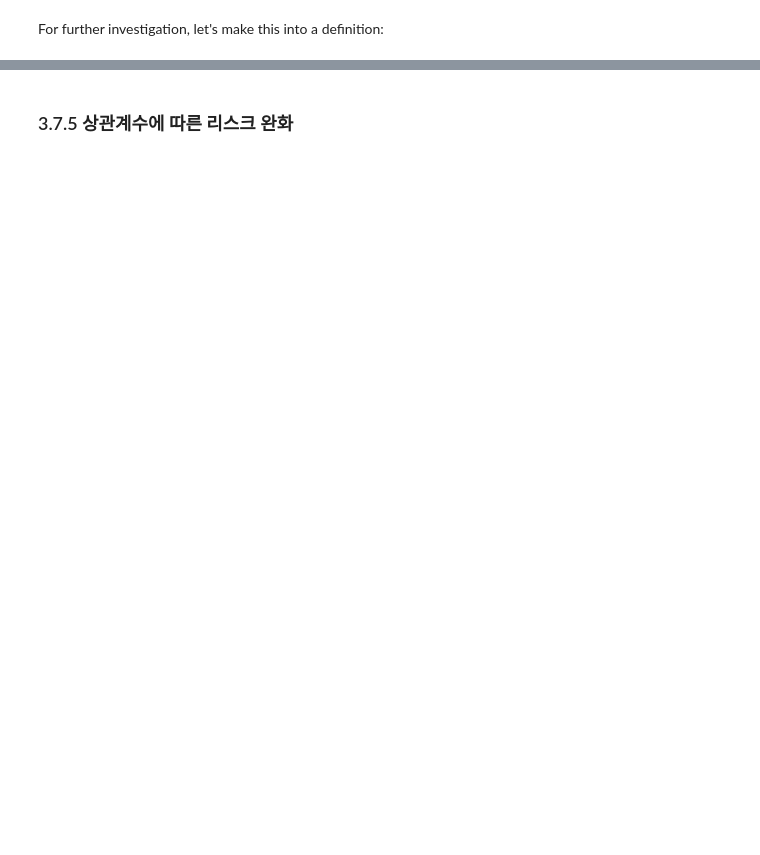
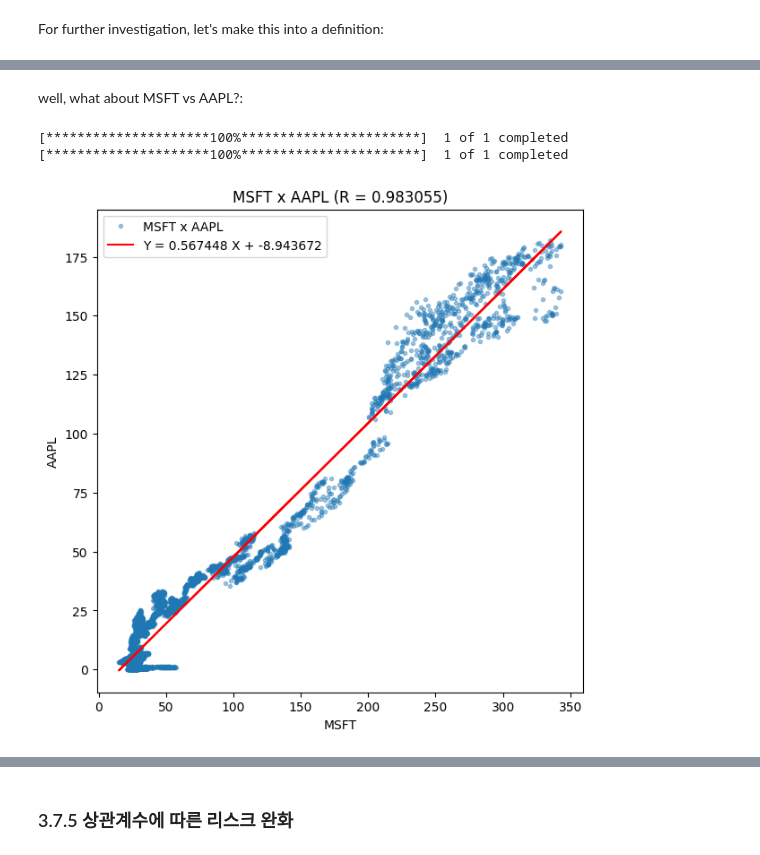
Before and after one commit to wolfinwallst/Financial_Engineering_and_Risk_Management, a Jupyter notebook: 파이썬 증권 데이터 분석/3장 팬더스를 활용한 데이터 분석.ipynb, the cells around one changed output, grey strips where cells are left out. Drawn from its saved outputs; the diff is of its cells as text; code cells hidden in the pictures; blank space fills up the shorter version.

```diff
--- a/파이썬 증권 데이터 분석/3장 팬더스를 활용한 데이터 분석.ipynb
+++ b/파이썬 증권 데이터 분석/3장 팬더스를 활용한 데이터 분석.ipynb
@@ -754,0 +742,8 @@ linreg_plot
+# %% [markdown]
+well, what about MSFT vs AAPL?:
+# %%
+linreg_plot('MSFT', 'AAPL', '2000-01-04')
+# %% [output]
+[*********************100%***********************]  1 of 1 completed
+[*********************100%***********************]  1 of 1 completed
+[figure, added]
```
Also changed, not shown: parts of 10 cells of this notebook.
